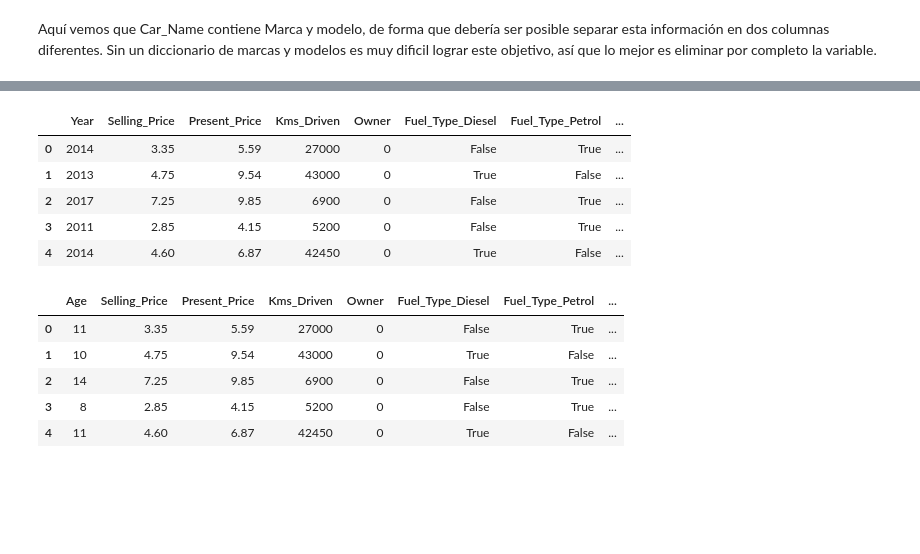
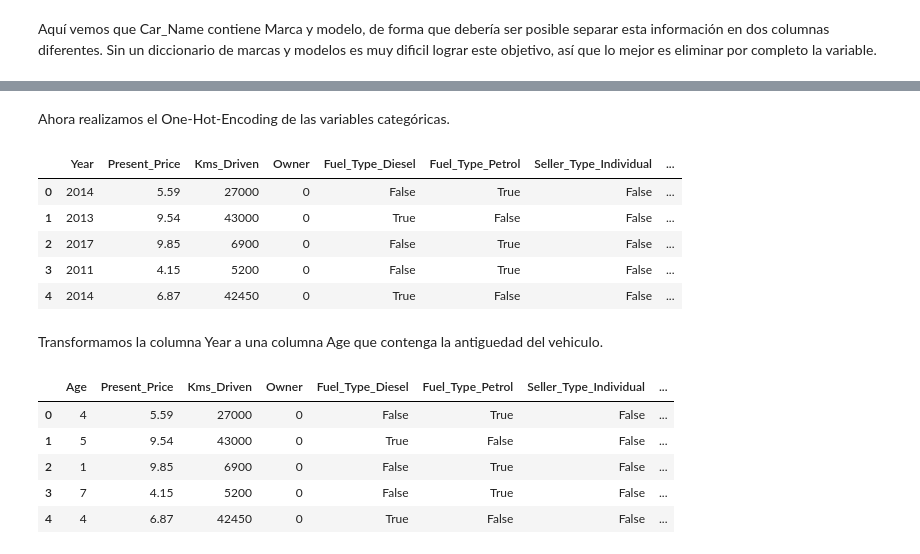
Before and after one commit to evcereti/Aprendiendo_ML_y_DS, a Jupyter notebook: regresion_polinomial_scikit_learn.ipynb, the cells around one changed output, grey strips where cells are left out. Cells and saved outputs as stored; diff of their text form; code cells hidden in the pictures; blank space fills up the shorter version.

```diff
--- a/regresion_polinomial_scikit_learn.ipynb
+++ b/regresion_polinomial_scikit_learn.ipynb
@@ -30,0 +33,3 @@ Lo siguiente es analizar la validez de los datos.
+# %%
+ds = pd.concat([ds.drop('Selling_Price', axis=1), ds['Selling_Price']], axis=1)
+ds.head()
@@ -105,0 +118,3 @@ ds.head()
+# %%
+X = ds.iloc[:, :-1]
+y = ds.iloc[:, -1]
@@ -106,21 +140,26 @@ ds.head()
+# %% [markdown]
+Ahora realizamos el One-Hot-Encoding de las variables categóricas.
 # %%
-ds = pd.get_dummies(ds, ['Fuel_Type', 'Seller_Type', 'Transmission'], drop_first=True)
-ds.head()
+X = pd.get_dummies(X, ['Fuel_Type', 'Seller_Type', 'Transmission'], drop_first=True)
+X.head()
 # %% [output]
-|  | Year | Selling_Price | Present_Price | Kms_Driven | Owner | Fuel_Type_Diesel | Fuel_Type_Petrol | ... |
-| 0 | 2014 | 3.35 | 5.59 | 27000 | 0 | False | True | ... |
-| 1 | 2013 | 4.75 | 9.54 | 43000 | 0 | True | False | ... |
-| 2 | 2017 | 7.25 | 9.85 | 6900 | 0 | False | True | ... |
-| 3 | 2011 | 2.85 | 4.15 | 5200 | 0 | False | True | ... |
-| 4 | 2014 | 4.60 | 6.87 | 42450 | 0 | True | False | ... |
+|  | Year | Present_Price | Kms_Driven | Owner | Fuel_Type_Diesel | Fuel_Type_Petrol | Seller_Type_Individual | ... |
+| 0 | 2014 | 5.59 | 27000 | 0 | False | True | False | ... |
+| 1 | 2013 | 9.54 | 43000 | 0 | True | False | False | ... |
+| 2 | 2017 | 9.85 | 6900 | 0 | False | True | False | ... |
+| 3 | 2011 | 4.15 | 5200 | 0 | False | True | False | ... |
+| 4 | 2014 | 6.87 | 42450 | 0 | True | False | False | ... |
+# %% [markdown]
+Transformamos la columna Year a una columna Age que contenga la antiguedad del vehiculo.
 # %%
-ds['Year'] = ds['Year'].max() - ds['Year']
-ds.rename(columns={'Year':'Age'}, inplace=True)
+X['Year'] = X['Year'].max() - X['Year']
+X.rename(columns={'Year':'Age'}, inplace=True)
+X.head()
 # %% [output]
-|  | Age | Selling_Price | Present_Price | Kms_Driven | Owner | Fuel_Type_Diesel | Fuel_Type_Petrol | ... |
-| 0 | 11 | 3.35 | 5.59 | 27000 | 0 | False | True | ... |
-| 1 | 10 | 4.75 | 9.54 | 43000 | 0 | True | False | ... |
-| 2 | 14 | 7.25 | 9.85 | 6900 | 0 | False | True | ... |
-| 3 | 8 | 2.85 | 4.15 | 5200 | 0 | False | True | ... |
-| 4 | 11 | 4.60 | 6.87 | 42450 | 0 | True | False | ... |
+|  | Age | Present_Price | Kms_Driven | Owner | Fuel_Type_Diesel | Fuel_Type_Petrol | Seller_Type_Individual | ... |
+| 0 | 4 | 5.59 | 27000 | 0 | False | True | False | ... |
+| 1 | 5 | 9.54 | 43000 | 0 | True | False | False | ... |
+| 2 | 1 | 9.85 | 6900 | 0 | False | True | False | ... |
+| 3 | 7 | 4.15 | 5200 | 0 | False | True | False | ... |
+| 4 | 4 | 6.87 | 42450 | 0 | True | False | False | ... |
 # %%
```
Also changed, not shown: parts of 14 cells of this notebook.
